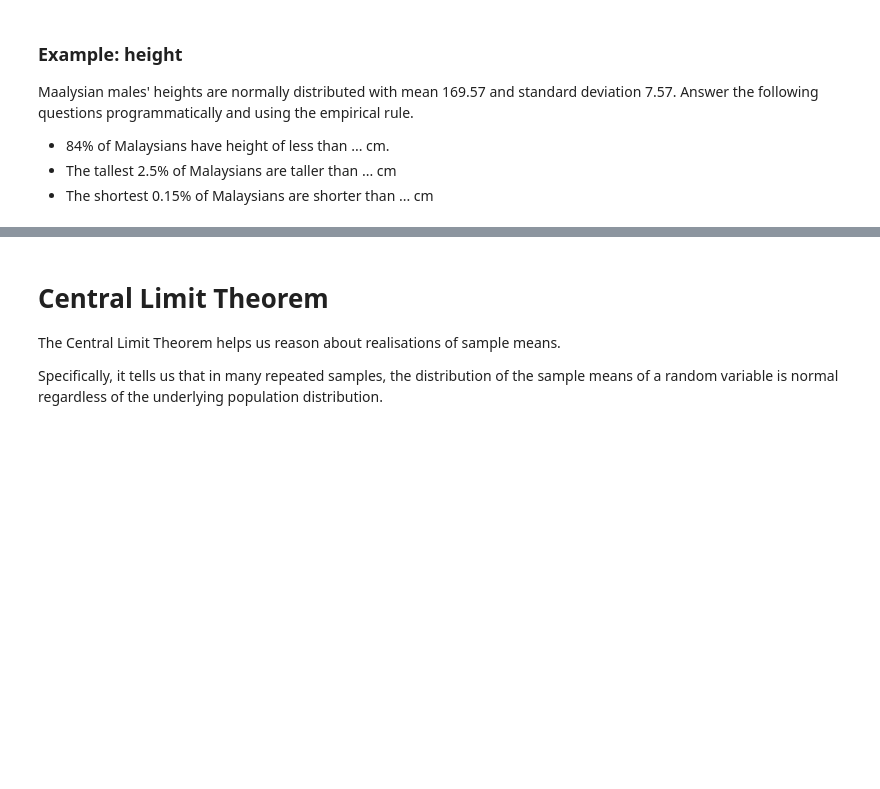
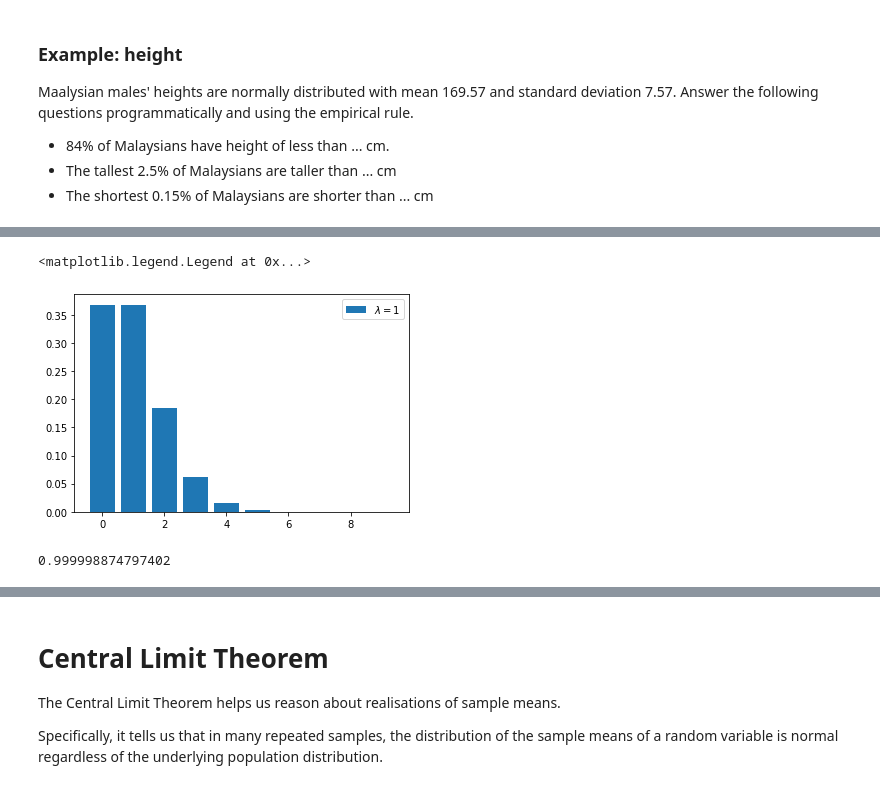
Before and after one commit to CertifaiAI/data-science-fundamentals, a Jupyter notebook: training/01-2_Statistics and Probability.ipynb, the cells around one changed output, grey strips where cells are left out. Saved outputs shown, nothing was run; the diff lists cells and outputs as text; code cells hidden in the pictures; blank space fills up the shorter version.

Commit message:
Update 01-2_Statistics and Probability.ipynb
add Poisson content

```diff
--- a/training/01-2_Statistics and Probability.ipynb
+++ b/training/01-2_Statistics and Probability.ipynb
@@ -305,0 +367,21 @@ lambda rate, shape parameter, coincides with mean and variance
+# %%
+# a Poisson distribution with lambda=1 can be interpreted as:
+# on average, 1 event occurs within the set time interval.
+# naturally, it is less likely that more than 1 event occurs.
+
+x = np.arange(10)
+f1 = poisson.pmf(x, mu = 1)
+f2 = poisson.pmf(x, mu = 2)
+f3 = poisson.pmf(x, mu = 3)
+
+plt.bar(x, f1, label="$\lambda=1$")
+plt.legend()
+# %% [output]
+<matplotlib.legend.Legend at 0x...>
+[figure, added]
+# %%
+# the average can be calculated by multiplying the inputs with the values of the PMF
+x @ f1
+# see that this is equal to lambda
+# %% [output]
+0.999998874797402
```
Also changed, not shown: parts of 32 cells of this notebook.
